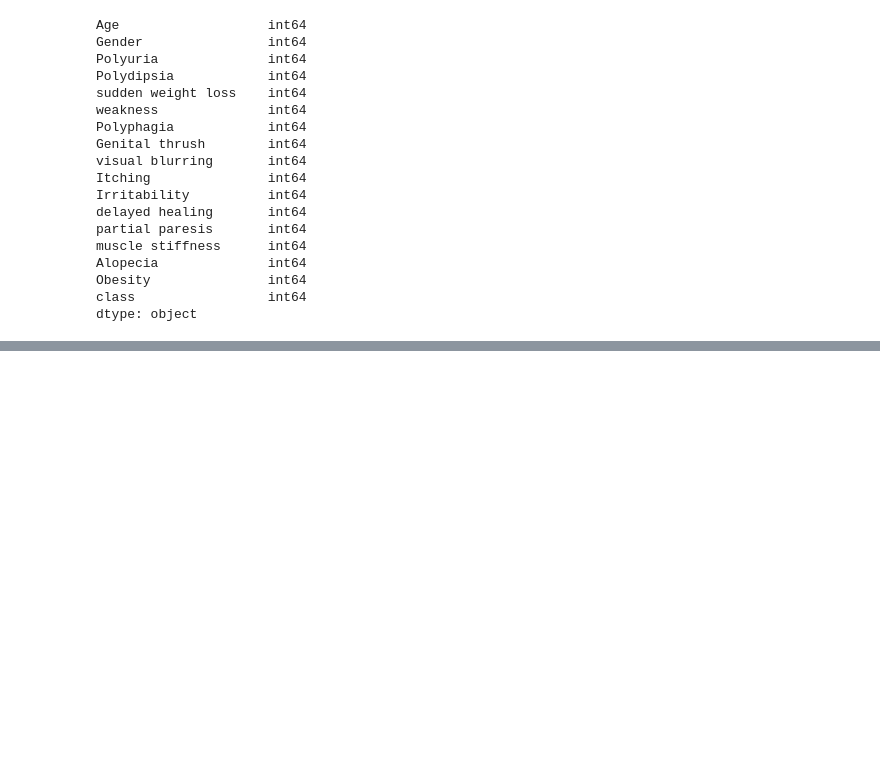
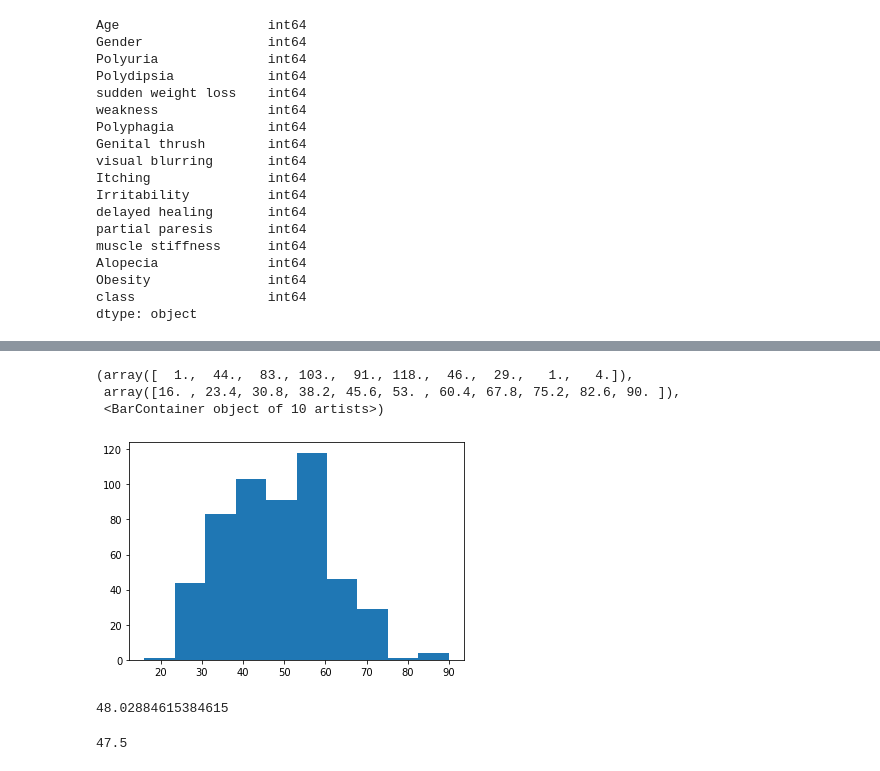
Before and after one commit to fabiokrone/DS_early_diabetes_detection, a Jupyter notebook: project-early-diabetes-detection.ipynb, the cells around one changed output, grey strips where cells are left out. Saved outputs shown, nothing was run; the diff lists cells and outputs as text; code cells hidden in the pictures; blank space fills up the shorter version.

```diff
--- a/project-early-diabetes-detection.ipynb
+++ b/project-early-diabetes-detection.ipynb
@@ -122,0 +170,4 @@ df
+# %%
+# read our CSV into a DataFrame
+df = pd.read_csv("diabetes_data_clean.csv")
+df
@@ -122,0 +188,16 @@ df
+# %%
+# examine age with a histogram
+plt.hist(df['age'])
+# %% [output]
+(array([  1.,  44.,  83., 103.,  91., 118.,  46.,  29.,   1.,   4.]),
+ array([16. , 23.4, 30.8, 38.2, 45.6, 53. , 60.4, 67.8, 75.2, 82.6, 90. ]),
+ <BarContainer object of 10 artists>)
+[figure, added]
+# %%
+df['age'].mean()
+# %% [output]
+48.02884615384615
+# %%
+df['age'].median()
+# %% [output]
+47.5
```
Also changed, not shown: parts of 10 cells of this notebook, 1 other file.
